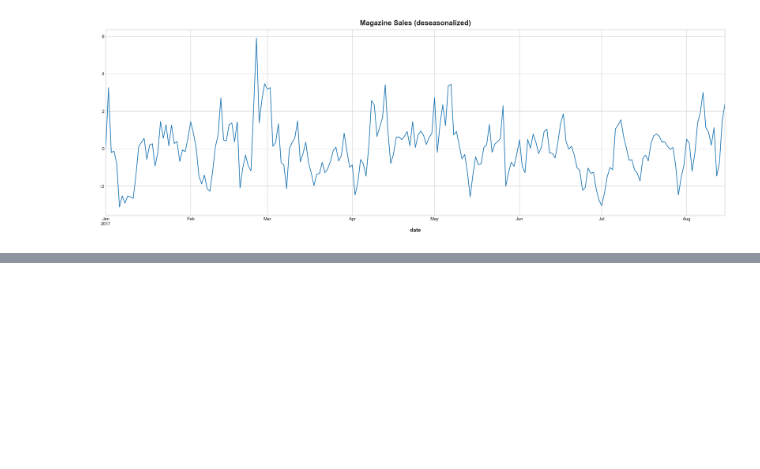
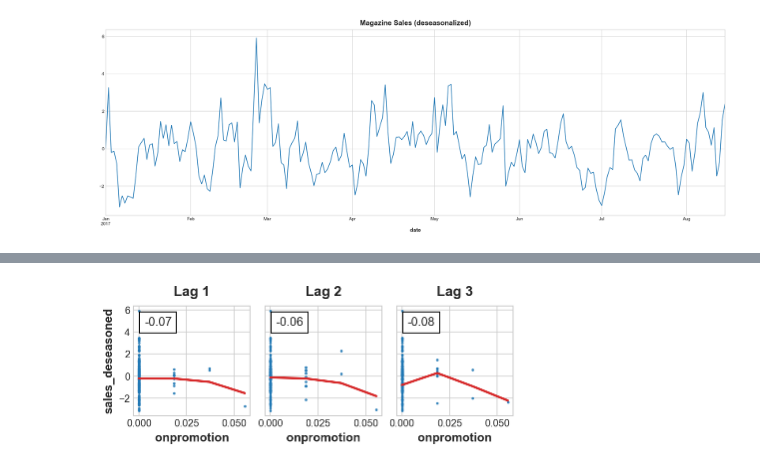
Before and after one commit to Krupenz/store-sales-forecasting, a Jupyter notebook: lags.ipynb, the cells around one changed output, grey strips where cells are left out. Saved outputs shown, nothing was run; the diff lists cells and outputs as text; code cells hidden in the pictures; blank space fills up the shorter version.

```diff
--- a/lags.ipynb
+++ b/lags.ipynb
@@ -146,0 +159,5 @@ ax.set_title("Magazine Sales (deseasonalized)");
+# %%
+onpromotion = mag_sales.loc[:, 'onpromotion'].squeeze().rename('onpromotion')
+plot_lags(x=onpromotion.iloc[1:], y=y_deseason.iloc[1:], lags=3, nrows=1);
+# %% [output]
+[figure, added]
```
Also changed, not shown: parts of 3 cells of this notebook.
